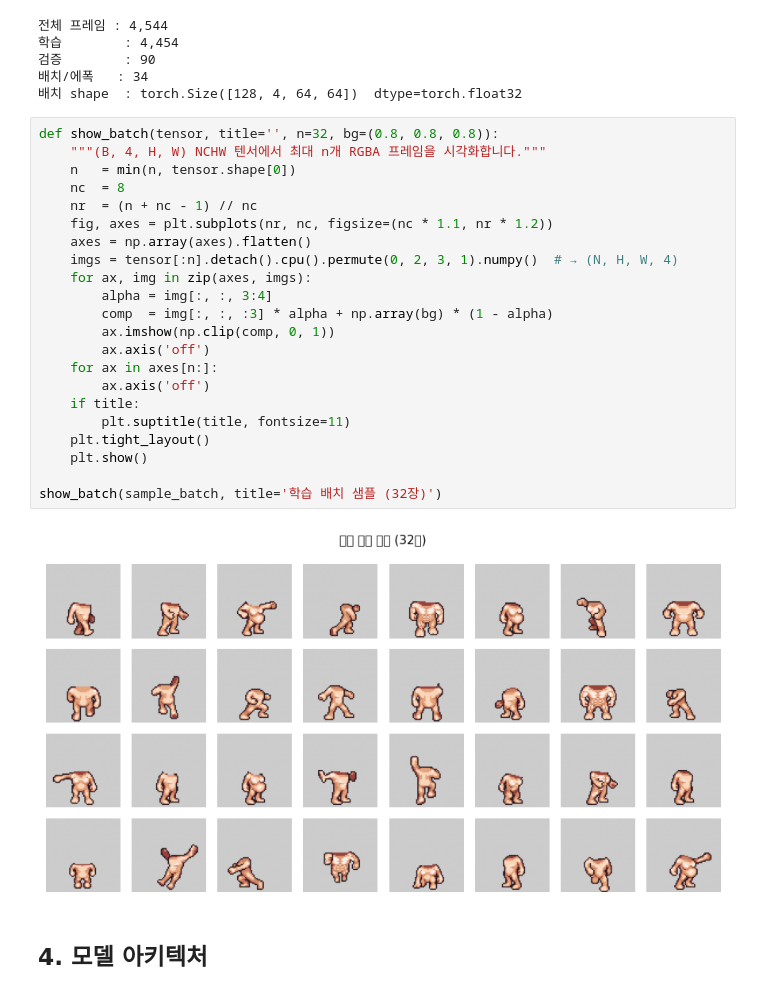
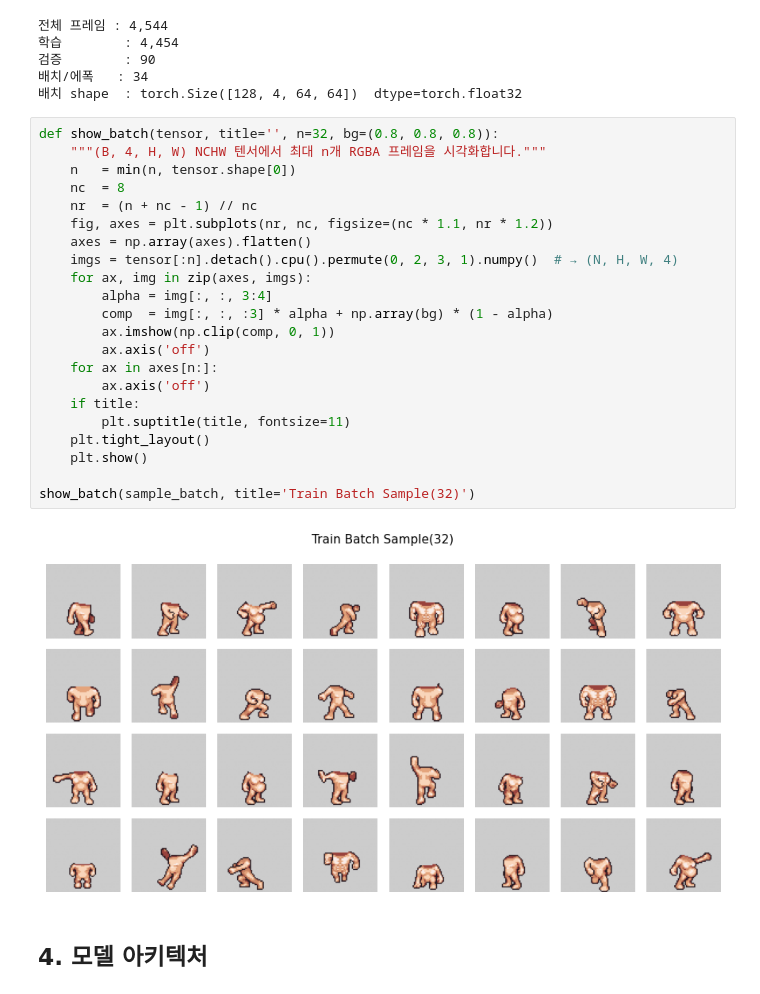
Before and after one commit to rhantj/lpc-sprite-vae, a Jupyter notebook: 04-1_vae_model_pytorch.ipynb, the cells around one changed output. Cells and saved outputs as stored; diff of their text form.

```diff
--- a/04-1_vae_model_pytorch.ipynb
+++ b/04-1_vae_model_pytorch.ipynb
@@ -142,27 +142,27 @@ print(f'배치 shape  : {sample_batch.shape}  dtype={sample_batch.dtype}')
 # %%
 def show_batch(tensor, title='', n=32, bg=(0.8, 0.8, 0.8)):
     """(B, 4, H, W) NCHW 텐서에서 최대 n개 RGBA 프레임을 시각화합니다."""
     n   = min(n, tensor.shape[0])
     nc  = 8
     nr  = (n + nc - 1) // nc
     fig, axes = plt.subplots(nr, nc, figsize=(nc * 1.1, nr * 1.2))
     axes = np.array(axes).flatten()
     imgs = tensor[:n].detach().cpu().permute(0, 2, 3, 1).numpy()  # → (N, H, W, 4)
     for ax, img in zip(axes, imgs):
         alpha = img[:, :, 3:4]
         comp  = img[:, :, :3] * alpha + np.array(bg) * (1 - alpha)
         ax.imshow(np.clip(comp, 0, 1))
         ax.axis('off')
     for ax in axes[n:]:
         ax.axis('off')
     if title:
         plt.suptitle(title, fontsize=11)
     plt.tight_layout()
     plt.show()
 
-show_batch(sample_batch, title='학습 배치 샘플 (32장)')
+show_batch(sample_batch, title='Train Batch Sample(32)')
 # %% [output]
-[figure, old version]
+[figure, new version]
 # %% [markdown]
 ## 4. 모델 아키텍처
 # %%
```
Also changed, not shown: 7 other files.
